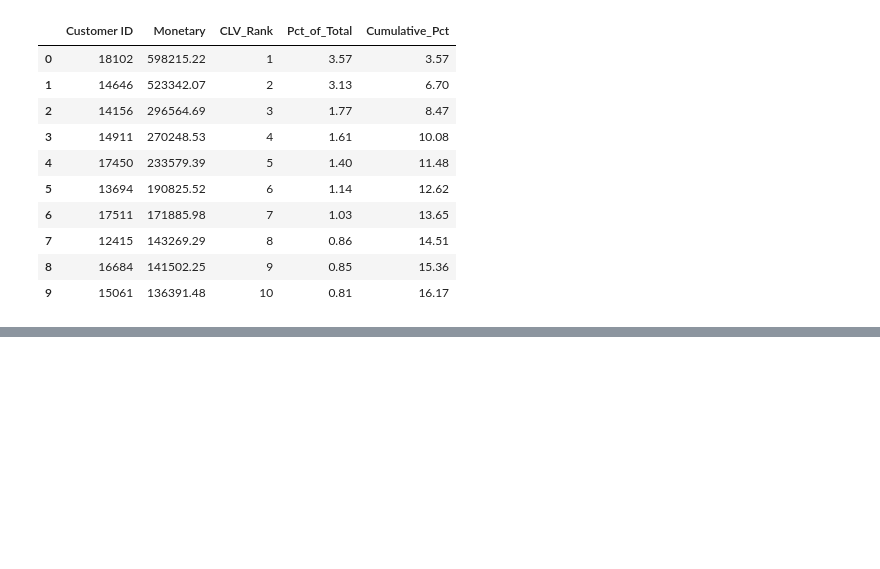
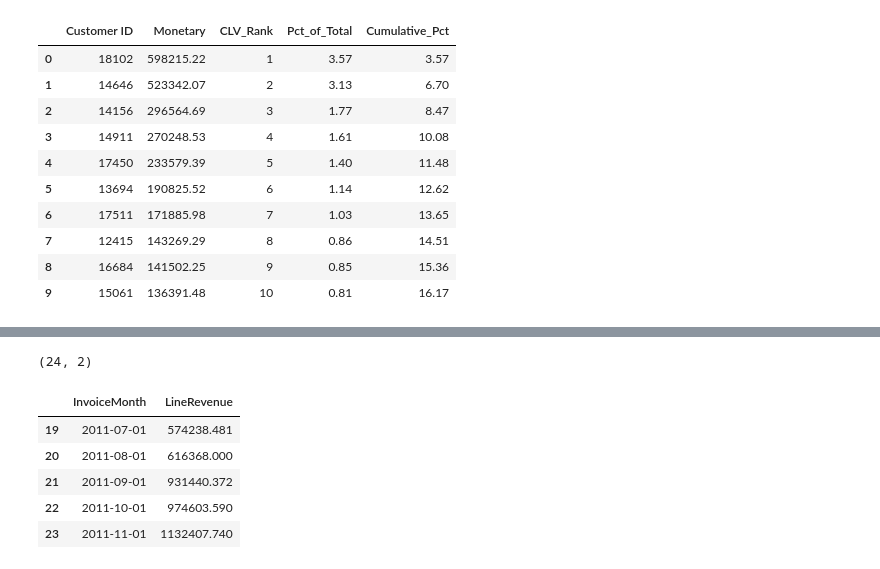
Before and after one commit to dennismwangi001/ecommerce-retention-clv, a Jupyter notebook: notebooks/01_data_exploration.ipynb, the cells around one changed output, grey strips where cells are left out. Saved outputs shown, nothing was run; the diff lists cells and outputs as text; code cells hidden in the pictures; blank space fills up the shorter version.

```diff
--- a/notebooks/01_data_exploration.ipynb
+++ b/notebooks/01_data_exploration.ipynb
@@ -176,0 +207,13 @@ clv_ranked.to_csv('../data/processed/clv_ranked.csv', index=False)
+# %%
+# Exclude the partial final month before forecasting
+monthly_revenue_full = monthly_revenue[monthly_revenue['InvoiceMonth'] < '2011-12-01'].copy()
+print(monthly_revenue_full.shape)
+monthly_revenue_full.tail()
+# %% [output]
+(24, 2)
+|  | InvoiceMonth | LineRevenue |
+| 19 | 2011-07-01 | 574238.481 |
+| 20 | 2011-08-01 | 616368.000 |
+| 21 | 2011-09-01 | 931440.372 |
+| 22 | 2011-10-01 | 974603.590 |
+| 23 | 2011-11-01 | 1132407.740 |
```
Also changed, not shown: parts of 7 cells of this notebook, 3 other files.
